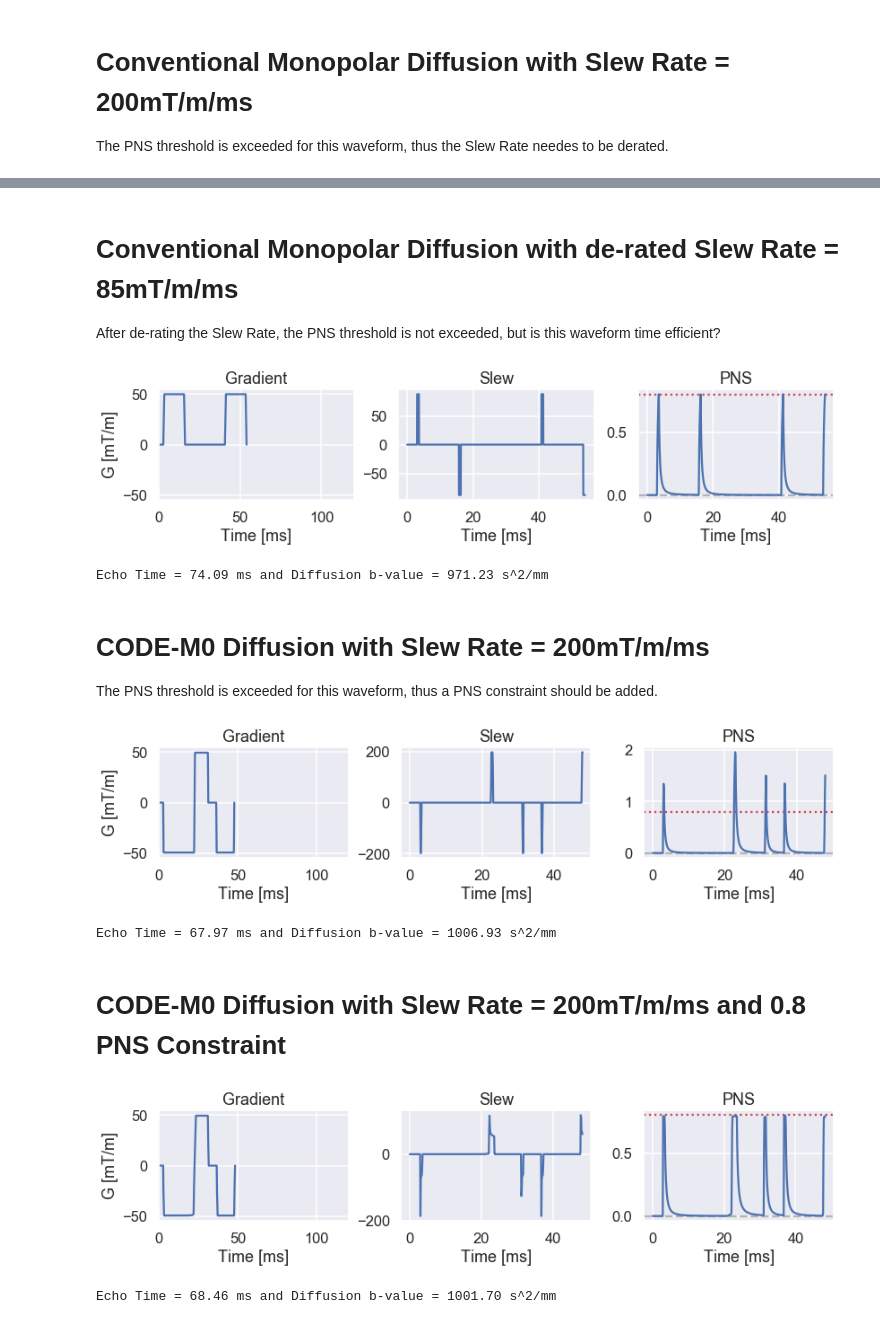
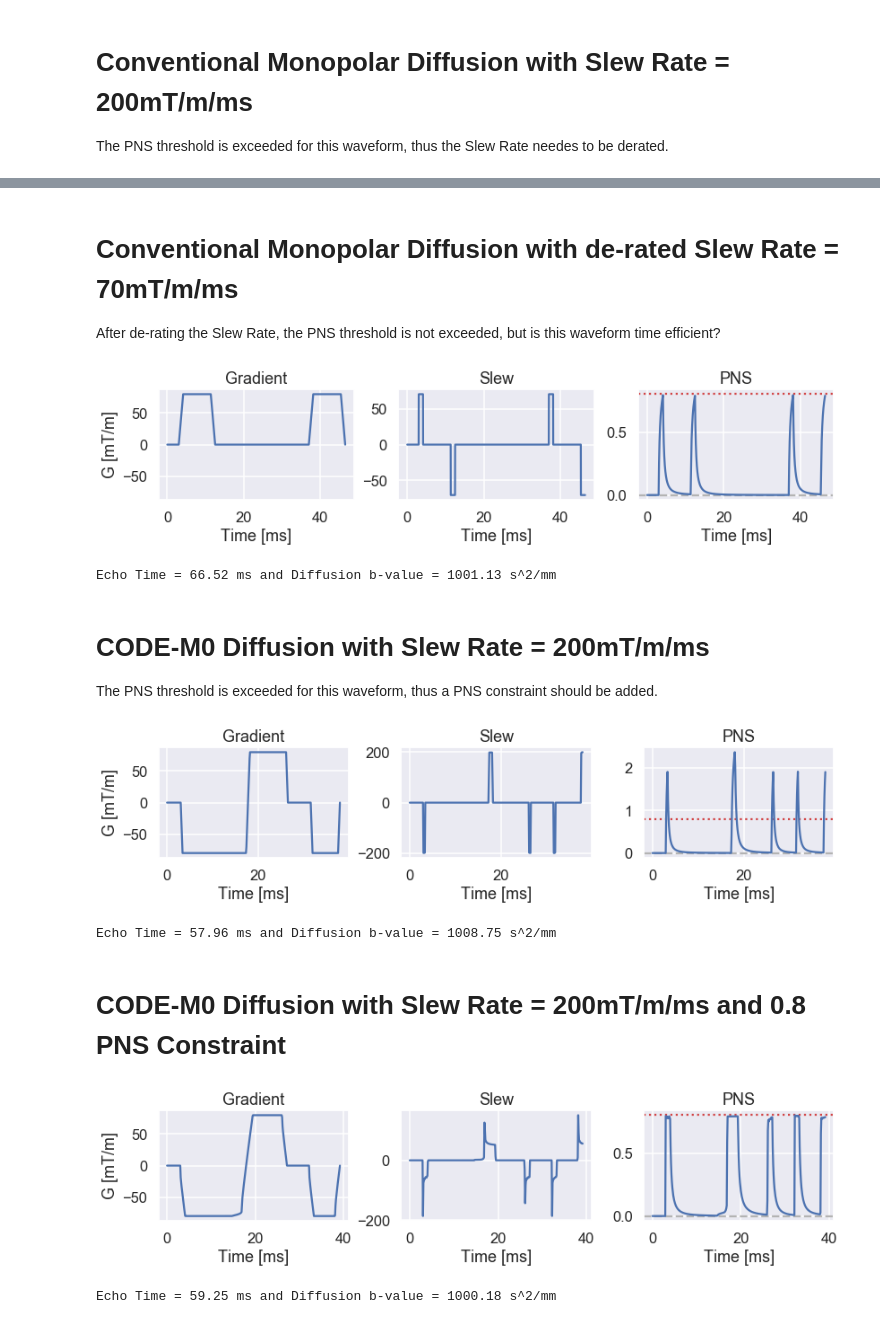
Before and after one commit to cmr-group/gropt, a Jupyter notebook: python/Section 3.3 - Peripheral Nerve Stimulation Constraints.ipynb, the cells around one changed output, grey strips where cells are left out. Saved outputs shown, nothing was run; the diff lists cells and outputs as text; code cells hidden in the pictures.

```diff
--- a/python/Section 3.3 - Peripheral Nerve Stimulation Constraints.ipynb
+++ b/python/Section 3.3 - Peripheral Nerve Stimulation Constraints.ipynb
@@ -43,16 +43,16 @@ Echo Time = 73.89 ms and Diffusion b-value = 1001.48 s^2/mm
 # %% [markdown]
-# Conventional Monopolar Diffusion with de-rated Slew Rate = 85mT/m/ms
+# Conventional Monopolar Diffusion with de-rated Slew Rate = 70mT/m/ms
 After de-rating the Slew Rate, the PNS threshold is not exceeded, but is this waveform time efficient?
 # %%
 # Start of parameters to change
 params = {}
 params['mode'] = 'diff_bval'
-params['gmax'] = 50            # mT/m
-params['smax'] = 85            # mT/m/ms
+params['gmax'] = 80            # mT/m
+params['smax'] = 70            # mT/m/ms
 params['T_readout'] = 20e-3    # s
 params['T_90'] = 3e-3          # s
 params['T_180'] = 5e-3         # s
-params['b'] = 1000             # s/mm^2
+params['b'] = 1225             # s/mm^2
 # End of parameters to change
 
 Mono, TE, b = monopolar_diffusion(params)
@@ -61,8 +61,8 @@ bval = plot_waveform(Mono, params, plot_moments = False, plot_slew = True, plot_
 plt.show(plot_waveform)
 print('Echo Time = %.2f ms and Diffusion b-value = %.2f s^2/mm' % (params['TE']+params['T_readout']*1e3, bval))
 # %% [output]
-[figure, old version]
+[figure, new version]
-Echo Time = 74.09 ms and Diffusion b-value = 971.23 s^2/mm
+Echo Time = 66.52 ms and Diffusion b-value = 1001.13 s^2/mm
 # %% [markdown]
 # CODE-M0 Diffusion with Slew Rate = 200mT/m/ms
 The PNS threshold is exceeded for this waveform, thus a PNS constraint should be added.
@@ -71,7 +71,7 @@ params = {}
 params['mode'] = 'diff_bval'
 
 # Start of parameters to change
-params['gmax'] = 0.05
+params['gmax'] = 0.08
 params['smax'] = 200.0
 params['MMT'] = 0
 params['T_readout'] = 20.0
@@ -85,29 +85,29 @@ bval = plot_waveform(G, params, plot_moments = False, plot_slew = True, plot_pns
 plt.show(plot_waveform)
 print('Echo Time = %.2f ms and Diffusion b-value = %.2f s^2/mm' % (TE, bval))
 # %% [output]
-[figure, old version]
+[figure, new version]
-Echo Time = 67.97 ms and Diffusion b-value = 1006.93 s^2/mm
+Echo Time = 57.96 ms and Diffusion b-value = 1008.75 s^2/mm
 # %% [markdown]
 # CODE-M0 Diffusion with Slew Rate = 200mT/m/ms and 0.8 PNS Constraint
 # %%
 params = {}
 params['mode'] = 'diff_bval'
 params['pns_thresh'] = 0.8
 
 # Start of parameters to change
-params['gmax'] = 0.05
+params['gmax'] = 0.08
 params['smax'] = 200.0
 params['MMT'] = 0
 params['T_readout'] = 20.0
 params['T_90'] = 3.0
 params['T_180'] = 5.0
 params['dt'] = 100e-6
 # End of parameters to change
 
 G, TE = get_min_TE_diff(params, target_bval=1000, min_TE=50, max_TE=100, verbose=0)
 bval = plot_waveform(G, params, plot_moments = False, plot_slew = True, plot_pns = True, plot_eddy = False)
 plt.show(plot_waveform)
 print('Echo Time = %.2f ms and Diffusion b-value = %.2f s^2/mm' % (TE, bval))
 # %% [output]
-[figure, old version]
+[figure, new version]
-Echo Time = 68.46 ms and Diffusion b-value = 1001.70 s^2/mm
+Echo Time = 59.25 ms and Diffusion b-value = 1000.18 s^2/mm
```
Also changed, not shown: parts of 1 cell of this notebook, 4 other files.
